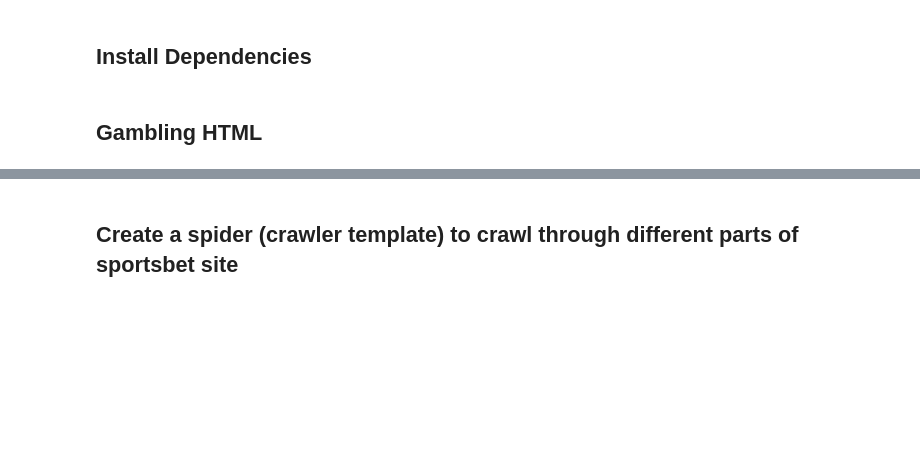
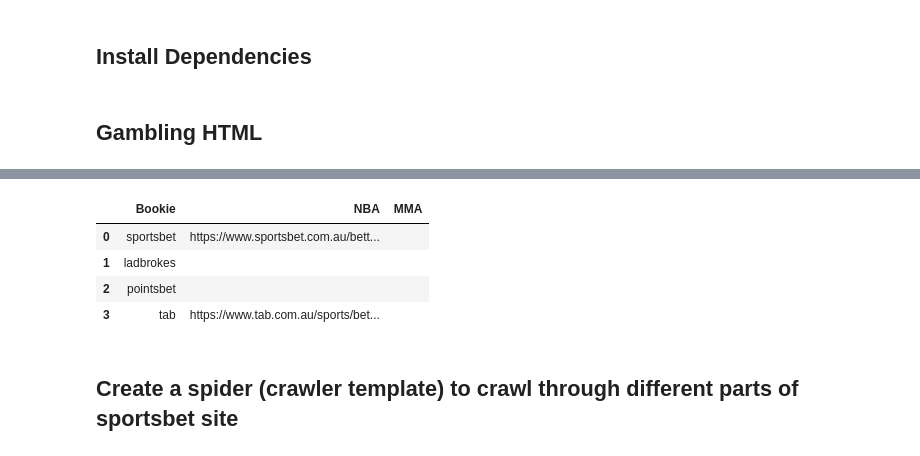
Before and after one commit to Sheng0451/Gambling, a Jupyter notebook: Web Scraper.ipynb, the cells around one changed output, grey strips where cells are left out. Cells and saved outputs as stored; diff of their text form; code cells hidden in the pictures; blank space fills up the shorter version.

```diff
--- a/Web Scraper.ipynb
+++ b/Web Scraper.ipynb
@@ -99,3 +244,19 @@ get_sports_data(sportsbet_url, bookie='sportsbet')
+# %%
+# data structure
+data_url = {
+    'Bookie': ['sportsbet', 'ladbrokes', 'pointsbet', 'tab'],
+    'NBA': ['https://www.sportsbet.com.au/betting/basketball-us/nba','', '','https://www.tab.com.au/sports/betting/Basketball/competitions/NBA'],
+    'MMA': ['','','','']
+}
+data_url_df = pd.DataFrame(data_url)
+# %%
+data_url_df
+# %% [output]
+|  | Bookie | NBA | MMA |
+| 0 | sportsbet | https://www.sportsbet.com.au/bett... |  |
+| 1 | ladbrokes |  |  |
+| 2 | pointsbet |  |  |
+| 3 | tab | https://www.tab.com.au/sports/bet... |  |
 # %% [markdown]
 ## Create a spider (crawler template) to crawl through different parts of sportsbet site
 # %%
```
Also changed, not shown: parts of 20 cells of this notebook.
